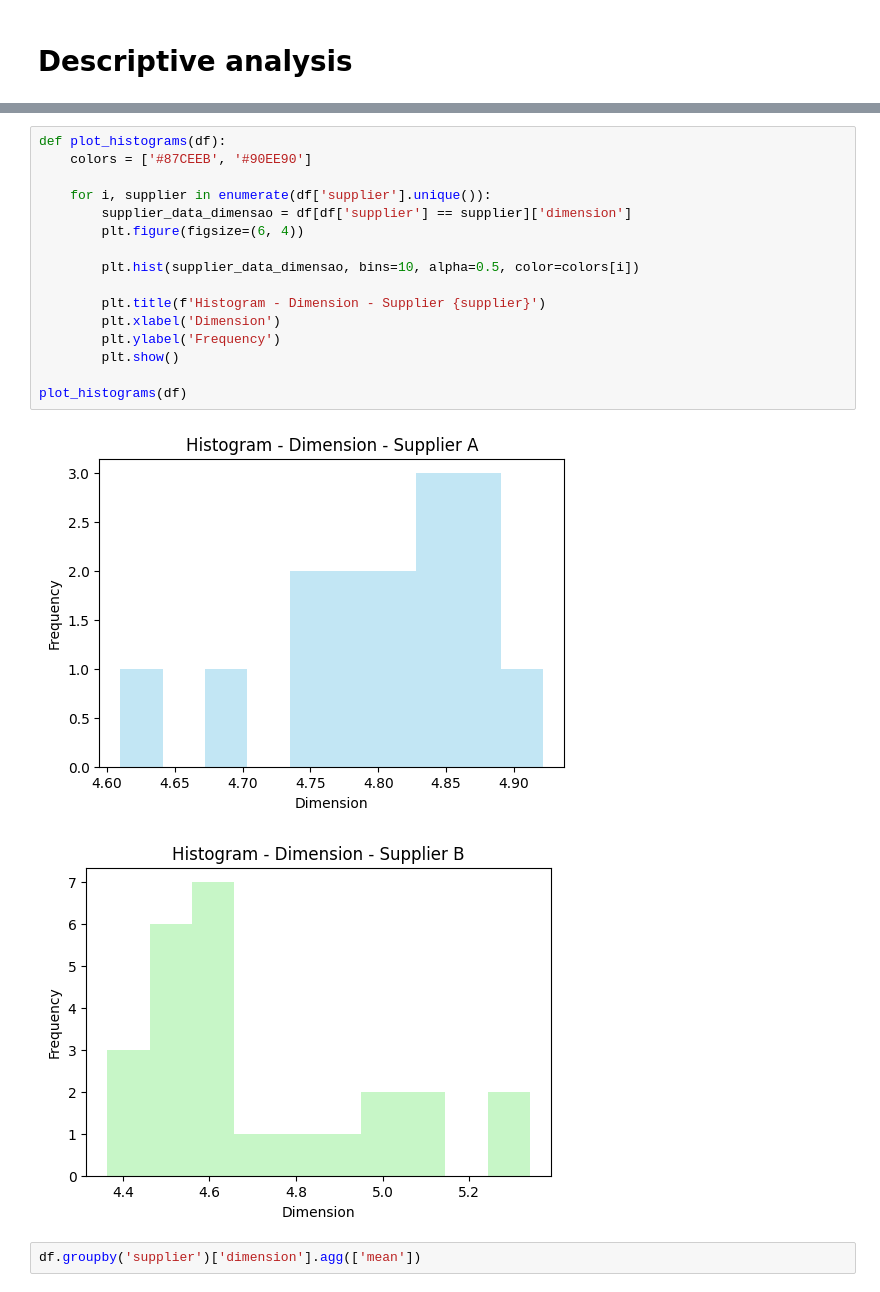
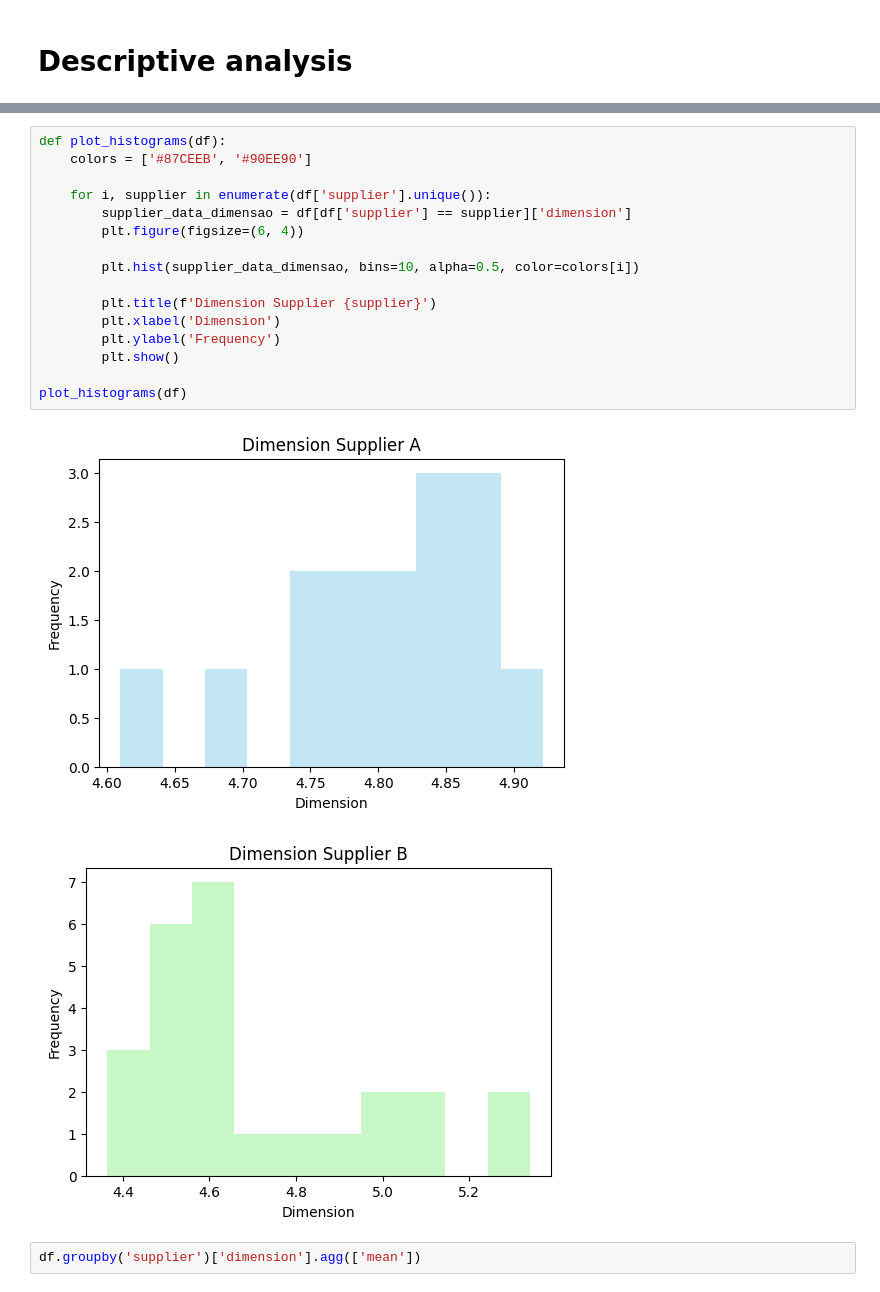
Before and after one commit to anaaristow/analise_fornecedores_pecas, a Jupyter notebook: eda.ipynb, the cells around one changed output, grey strips where cells are left out. Drawn from its saved outputs; the diff is of its cells as text.

```diff
--- a/eda.ipynb
+++ b/eda.ipynb
@@ -30,22 +30,22 @@ plot_box_plot(df)
 # %%
 def plot_histograms(df):
     colors = ['#87CEEB', '#90EE90']
 
     for i, supplier in enumerate(df['supplier'].unique()):
         supplier_data_dimensao = df[df['supplier'] == supplier]['dimension']
         plt.figure(figsize=(6, 4))
 
         plt.hist(supplier_data_dimensao, bins=10, alpha=0.5, color=colors[i])
 
-        plt.title(f'Histogram - Dimension - Supplier {supplier}')
+        plt.title(f'Dimension Supplier {supplier}')
         plt.xlabel('Dimension')
         plt.ylabel('Frequency')
         plt.show()
 
 plot_histograms(df)
 # %% [output]
-[figure, old version]
+[figure, new version]
-[figure, old version]
+[figure, new version]
 # %%
 df.groupby('supplier')['dimension'].agg(['mean'])
 # %% [output]
```
Also changed, not shown: parts of 1 cell of this notebook.
